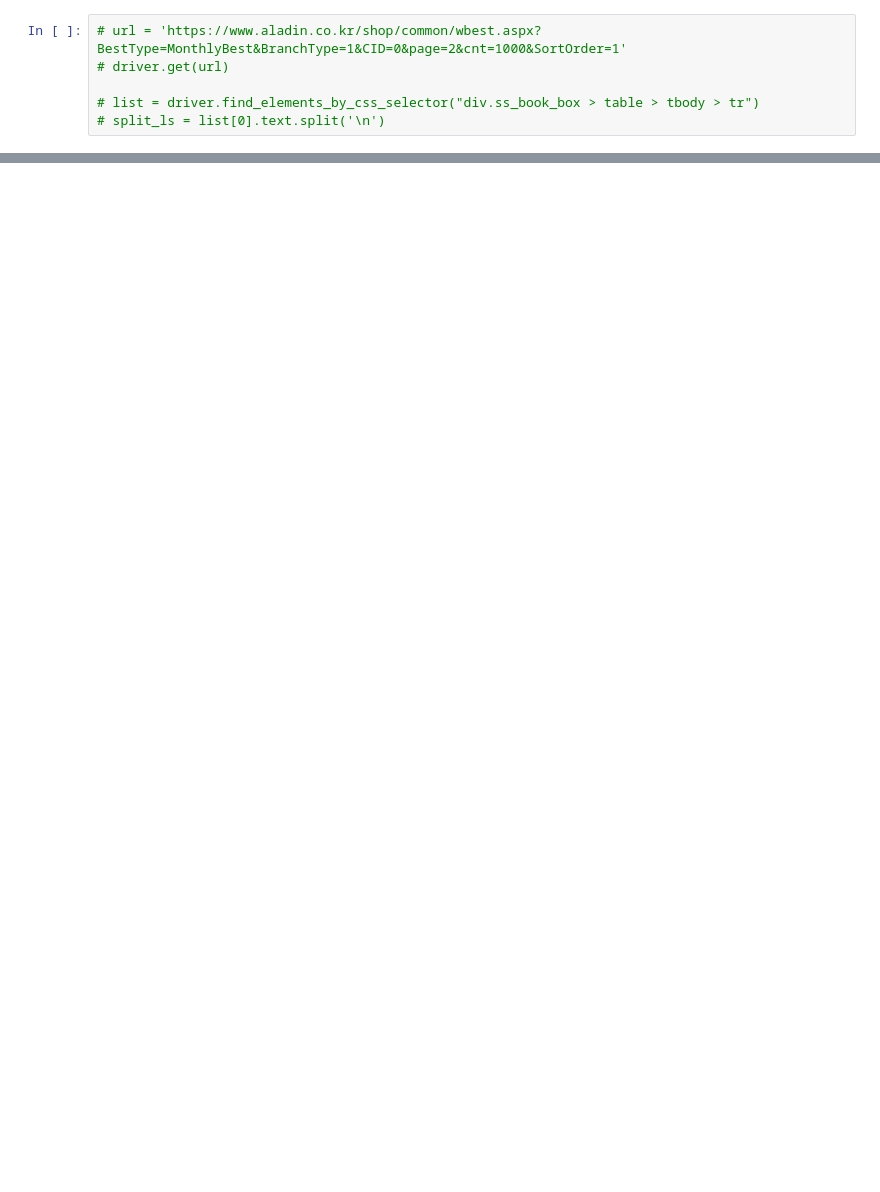
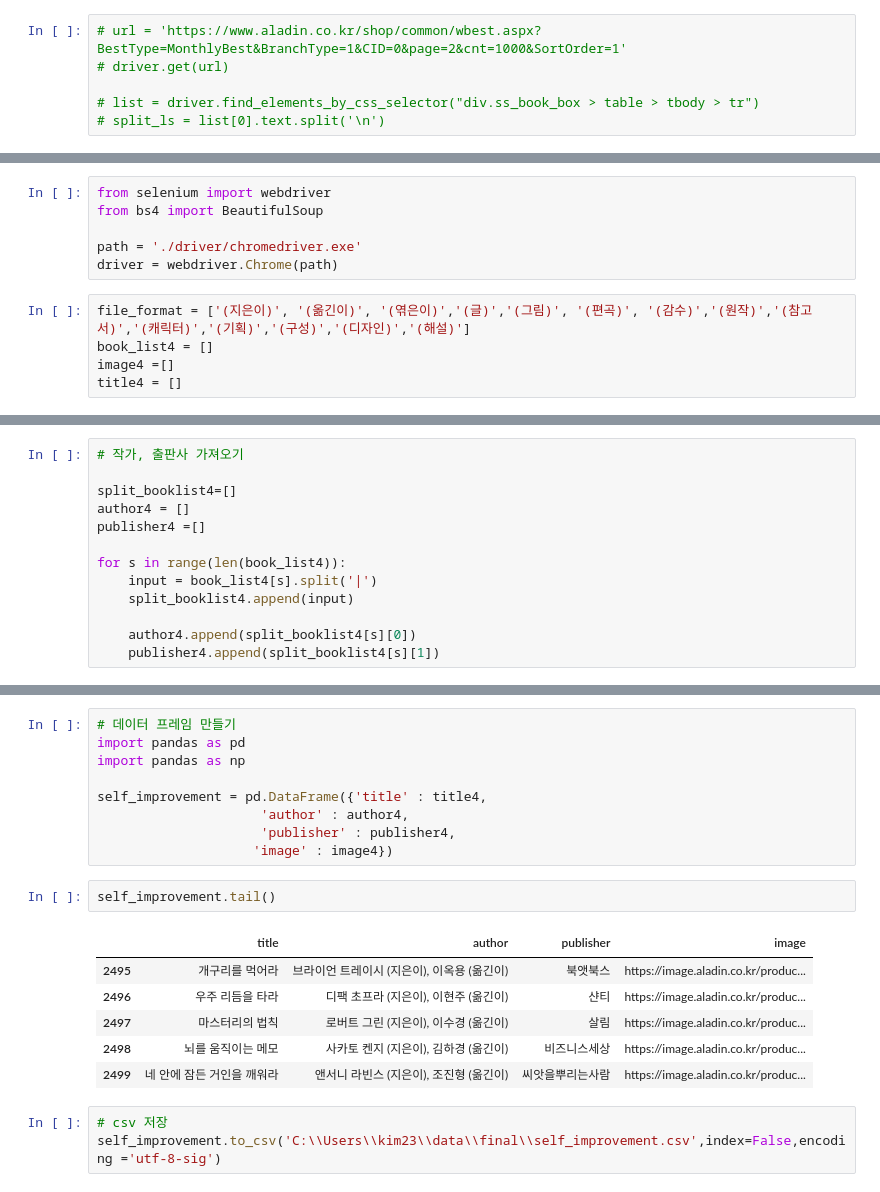
Before and after one commit to Kyounglin-Kim/TIL, a Jupyter notebook: Crawling/final_crawling.ipynb, the cells around one changed output, grey strips where cells are left out. Saved outputs shown, nothing was run; the diff lists cells and outputs as text; blank space fills up the shorter version.

```diff
--- a/Crawling/final_crawling.ipynb
+++ b/Crawling/final_crawling.ipynb
@@ -112,0 +752,11 @@ len(book_list)
+# %%
+from selenium import webdriver
+from bs4 import BeautifulSoup
+
+path = './driver/chromedriver.exe'
+driver = webdriver.Chrome(path)
+# %%
+file_format = ['(지은이)', '(옮긴이)', '(엮은이)','(글)','(그림)', '(편곡)', '(감수)','(원작)','(참고서)','(캐릭터)','(기획)','(구성)','(디자인)','(해설)']
+book_list4 = []
+image4 =[]
+title4 = []
@@ -112,0 +803,13 @@ len(book_list)
+# %%
+# 작가, 출판사 가져오기
+
+split_booklist4=[]
+author4 = []
+publisher4 =[]
+
+for s in range(len(book_list4)):
+    input = book_list4[s].split('|')
+    split_booklist4.append(input)
+
+    author4.append(split_booklist4[s][0])
+    publisher4.append(split_booklist4[s][1])
@@ -112,0 +835,21 @@ len(book_list)
+# %%
+# 데이터 프레임 만들기
+import pandas as pd
+import pandas as np
+
+self_improvement = pd.DataFrame({'title' : title4,
+                     'author' : author4,
+                     'publisher' : publisher4,
+                    'image' : image4})
+# %%
+self_improvement.tail()
+# %% [output]
+|  | title | author | publisher | image |
+| 2495 | 개구리를 먹어라 | 브라이언 트레이시 (지은이), 이옥용 (옮긴이) | 북앳북스 | https://image.aladin.co.kr/produc... |
+| 2496 | 우주 리듬을 타라 | 디팩 초프라 (지은이), 이현주 (옮긴이) | 샨티 | https://image.aladin.co.kr/produc... |
+| 2497 | 마스터리의 법칙 | 로버트 그린 (지은이), 이수경 (옮긴이) | 살림 | https://image.aladin.co.kr/produc... |
+| 2498 | 뇌를 움직이는 메모 | 사카토 켄지 (지은이), 김하경 (옮긴이) | 비즈니스세상 | https://image.aladin.co.kr/produc... |
+| 2499 | 네 안에 잠든 거인을 깨워라 | 앤서니 라빈스 (지은이), 조진형 (옮긴이) | 씨앗을뿌리는사람 | https://image.aladin.co.kr/produc... |
+# %%
+# csv 저장
+self_improvement.to_csv('C:\\Users\\kim23\\data\\final\\self_improvement.csv',index=False,encoding ='utf-8-sig')
```
Also changed, not shown: parts of 132 cells of this notebook.
